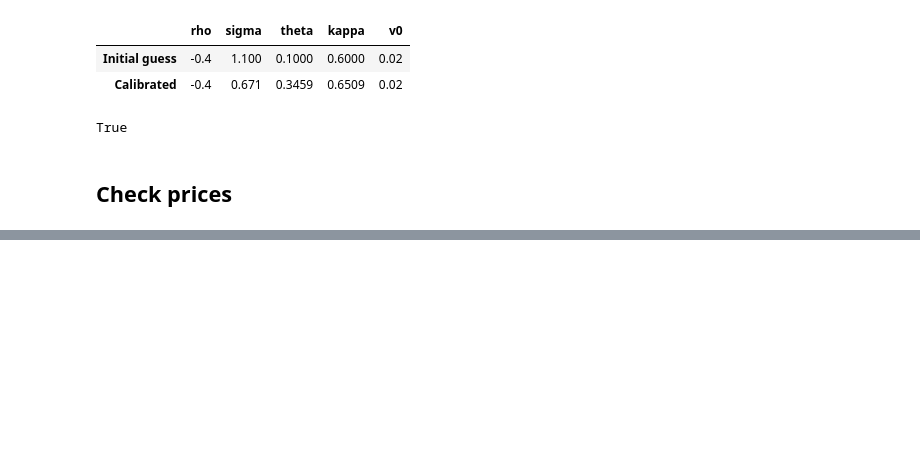
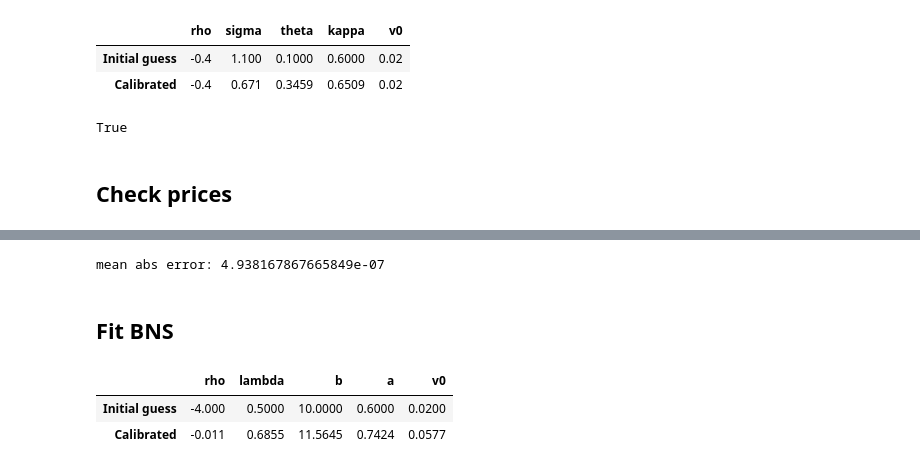
Before and after one commit to RIVACON/RiVaPy, a Jupyter notebook: sandbox/embedding/model_calibration.ipynb, the cells around one changed output, grey strips where cells are left out. Cells and saved outputs as stored; diff of their text form; code cells hidden in the pictures; blank space fills up the shorter version.

```diff
--- a/sandbox/embedding/model_calibration.ipynb
+++ b/sandbox/embedding/model_calibration.ipynb
@@ -672,0 +711,35 @@ print(np.mean(np.abs(prices_Hest-prices)))
+# %%
+HestwJ = HestonWithJumps(rate_of_mean_reversion=params_HestwJ_con[3],long_run_average=params_HestwJ_con[2],
+                  vol_of_vol=params_HestwJ_con[1], correlation_rho=params_HestwJ_con[0],muj = params_HestwJ_con[5],
+                  sigmaj=params_HestwJ_con[6], lmbda=params_HestwJ_con[7],v0 =params_HestwJ_con[4])
+prices_HestwJ = HestwJ.compute_call_price(s0=100., v0=HestwJ.v0,K=np.array(xStrikes),ttm=np.array(ttm))
+print('mean abs error:', np.mean(np.abs(prices_HestwJ-prices)))
+# %% [output]
+mean abs error: 4.938167867665849e-07
+# %% [markdown]
+## Fit BNS
+# %%
+def report_calibration(initial_guess, calibrated_params):
+    report = pd.DataFrame({"Initial guess": initial_guess, "Calibrated": calibrated_params},
+                          index=["rho","lambda","b","a","v0"]).round(4).T
+    return report
+# %%
+def f_BNS(x, prices, strikes,ttm):
+    model = BNS(rho =x[0],lmbda=x[1],b=x[2],a=x[3],v0 =x[4])
+    prices_calib = model.compute_call_price(s0=100., v0=model.v0,K=strikes,ttm=ttm)
+    return np.sum( (prices_calib - prices)**2 )
+
+    #BNS(rho =-4.675,lmbda=0.5474,b=18.6075,a=0.6069,v0 = 0.0433)
+
+init_vals = [-4., 0.5, 10., 0.6,0.02] # rho,lambda,b,a,v0
+bounds = ( (-10,10), (0.5, 50), (1e-15, 50), (0.6, 10),(1e-15, 10))
+params_BNS_con = scpo.minimize(f_BNS, x0=init_vals, args=(np.array(prices), np.array(xStrikes),np.array(ttm)),
+                  method='SLSQP', bounds=bounds, #constraints=cons,
+                  tol=1e-4, options={"maxiter":2000}).x
+
+# Result
+report_calibration(init_vals, params_BNS_con)
+# %% [output]
+|  | rho | lambda | b | a | v0 |
+| Initial guess | -4.000 | 0.5000 | 10.0000 | 0.6000 | 0.0200 |
+| Calibrated | -0.011 | 0.6855 | 11.5645 | 0.7424 | 0.0577 |
```
Also changed, not shown: parts of 9 cells of this notebook.
